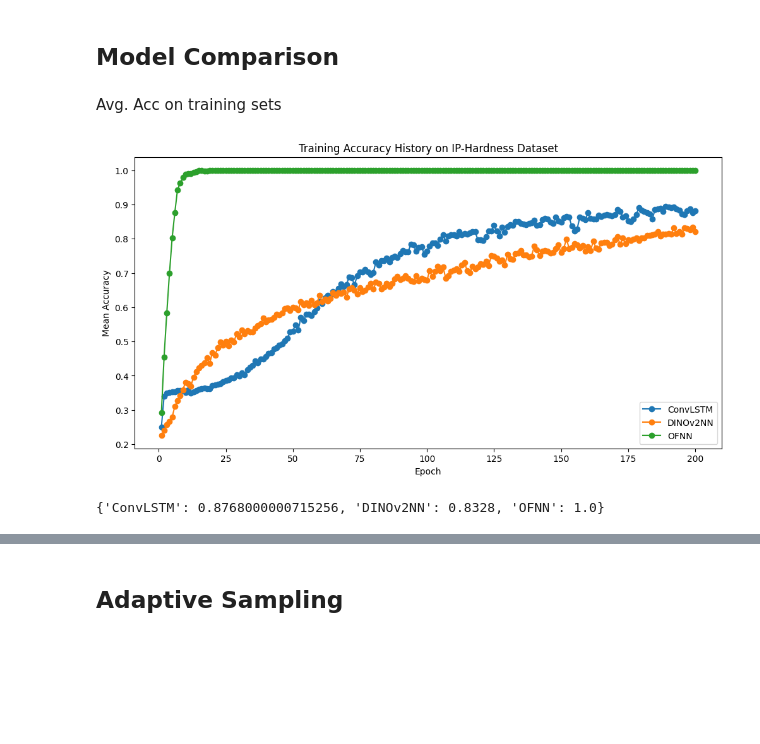
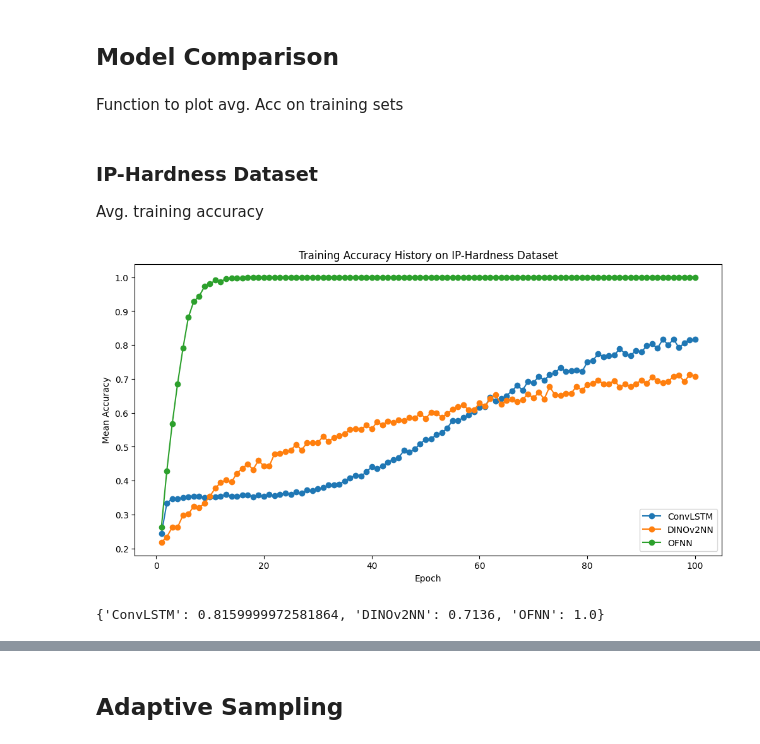
Before and after one commit to alapkshirsagar/active-tactile-hardness-classification, a Jupyter notebook: hardness_classification/visualize.ipynb, the cells around one changed output, grey strips where cells are left out. Cells and saved outputs as stored; diff of their text form; code cells hidden in the pictures; blank space fills up the shorter version.

```diff
--- a/hardness_classification/visualize.ipynb
+++ b/hardness_classification/visualize.ipynb
@@ -7,7 +7,7 @@ import matplotlib.pyplot as plt
 # %% [markdown]
 ## Model Comparison
 # %% [markdown]
-Avg. Acc on training sets
+Function to plot avg. Acc on training sets
 # %%
 # Function to read CSV files, calculate column means, and plot the data
 def read_and_plot(file_paths, labels, title):
@@ -38,21 +38,27 @@ def read_and_plot(file_paths, labels, title):
     # Display the plot
     plt.show()
     return final_mean
-
-# File paths and corresponding labels
-file_paths = [
-    'metrics\Comp_Model_Aug_11_Extended_hardness_ConvLSTM_train_accuracy_history.csv',
-    'metrics\Comp_Model_Aug_11_Extended_hardness_DINOv2NN_train_accuracy_history.csv',
-    'metrics\Comp_Model_Aug_11_Extended_hardness_OpticalFlowNN_train_accuracy_history.csv'
-]
-
-
-
-labels = ['ConvLSTM', 'DINOv2NN', 'OFNN']
-
-# Call the function with the file paths and labels
-read_and_plot(file_paths, labels, "Training Accuracy History on IP-Hardness Dataset")
-# %% [output]
-[figure, removed]
-{'ConvLSTM': 0.8768000000715256, 'DINOv2NN': 0.8328, 'OFNN': 1.0}
+# %% [markdown]
+### IP-Hardness Dataset
+
+Avg. training accuracy
+# %%
+
+
+# File paths and corresponding labels
+file_paths = [
+    'metrics\Comp_Model_Aug_11_hardness_ConvLSTM_train_accuracy_history.csv',
+    'metrics\Comp_Model_Aug_11_hardness_DINOv2NN_train_accuracy_history.csv',
+    'metrics\Comp_Model_Aug_11_hardness_OpticalFlowNN_train_accuracy_history.csv'
+]
+
+
+
+labels = ['ConvLSTM', 'DINOv2NN', 'OFNN']
+
+# Call the function with the file paths and labels
+read_and_plot(file_paths, labels, "Training Accuracy History on IP-Hardness Dataset")
+# %% [output]
+[figure, added]
+{'ConvLSTM': 0.8159999972581864, 'DINOv2NN': 0.7136, 'OFNN': 1.0}
 # %% [markdown]
```
Also changed, not shown: parts of 6 cells of this notebook, 3 other files.
